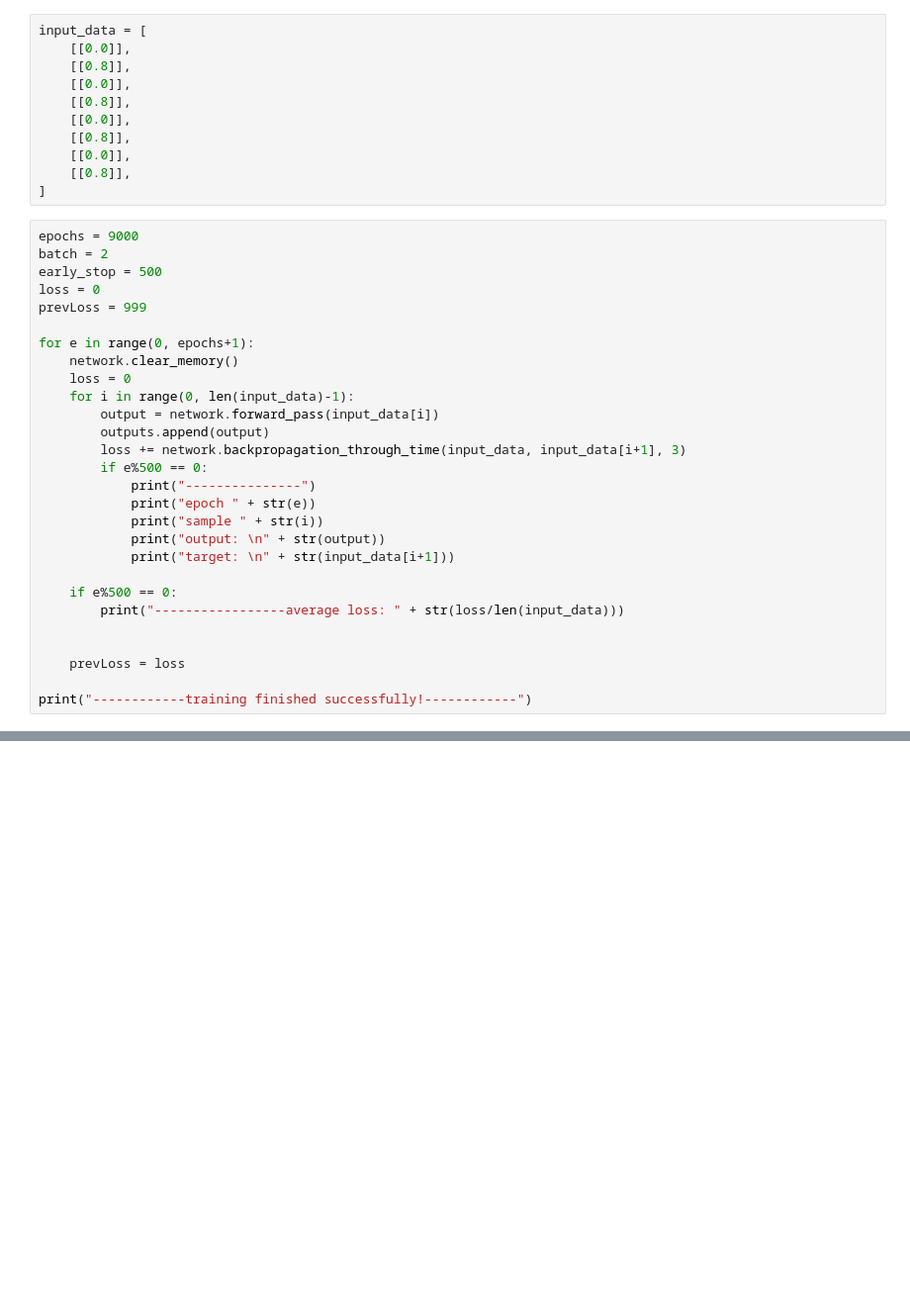
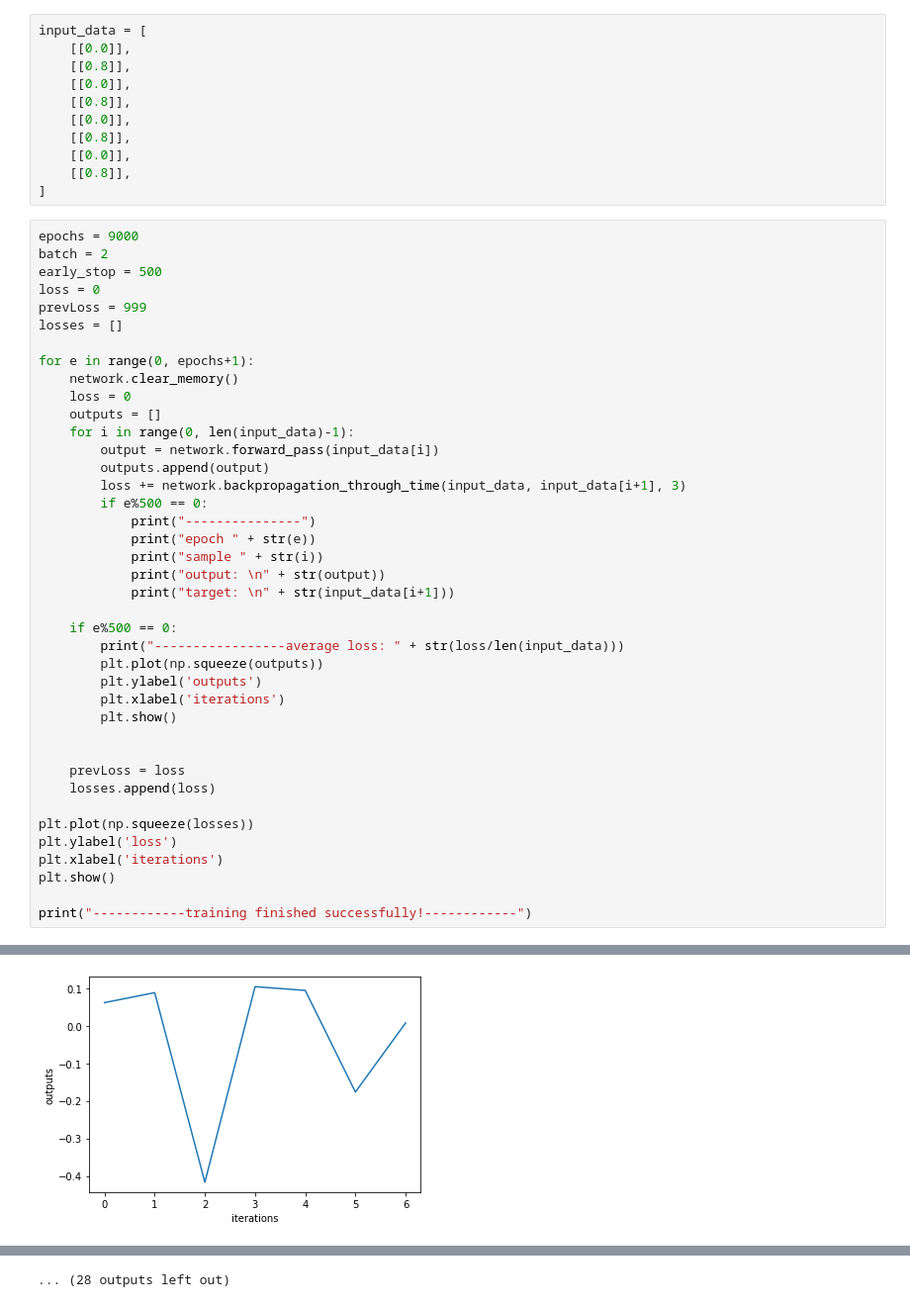
Before and after one commit to NNSG-Labs/AI-Discord-Bot, a Jupyter notebook: RNN2.ipynb, the cells around one changed output, grey strips where cells are left out. Shown at 99% size. Drawn from its saved outputs; the diff is of its cells as text; blank space fills up the shorter version.

Commit message:
Updated plots

```diff
--- a/RNN2.ipynb
+++ b/RNN2.ipynb
@@ -206,10 +206,12 @@ batch = 2
 early_stop = 500
 loss = 0
 prevLoss = 999
+losses = []
 
 for e in range(0, epochs+1):
     network.clear_memory()
     loss = 0
+    outputs = []
     for i in range(0, len(input_data)-1):
         output = network.forward_pass(input_data[i])
         outputs.append(output)
@@ -223,9 +225,19 @@ for e in range(0, epochs+1):
 
     if e%500 == 0:
         print("-----------------average loss: " + str(loss/len(input_data)))
+        plt.plot(np.squeeze(outputs))
+        plt.ylabel('outputs')
+        plt.xlabel('iterations')
+        plt.show()
 
 
     prevLoss = loss
+    losses.append(loss)
+
+plt.plot(np.squeeze(losses))
+plt.ylabel('loss')
+plt.xlabel('iterations')
+plt.show()
 
 print("------------training finished successfully!------------")
 # %% [output]
@@ -248,0 +261 @@ target:
+[figure, added]
@@ -248,0 +352 @@ target:
+... (28 outputs left out)
```
Also changed, not shown: parts of 1 cell of this notebook.
